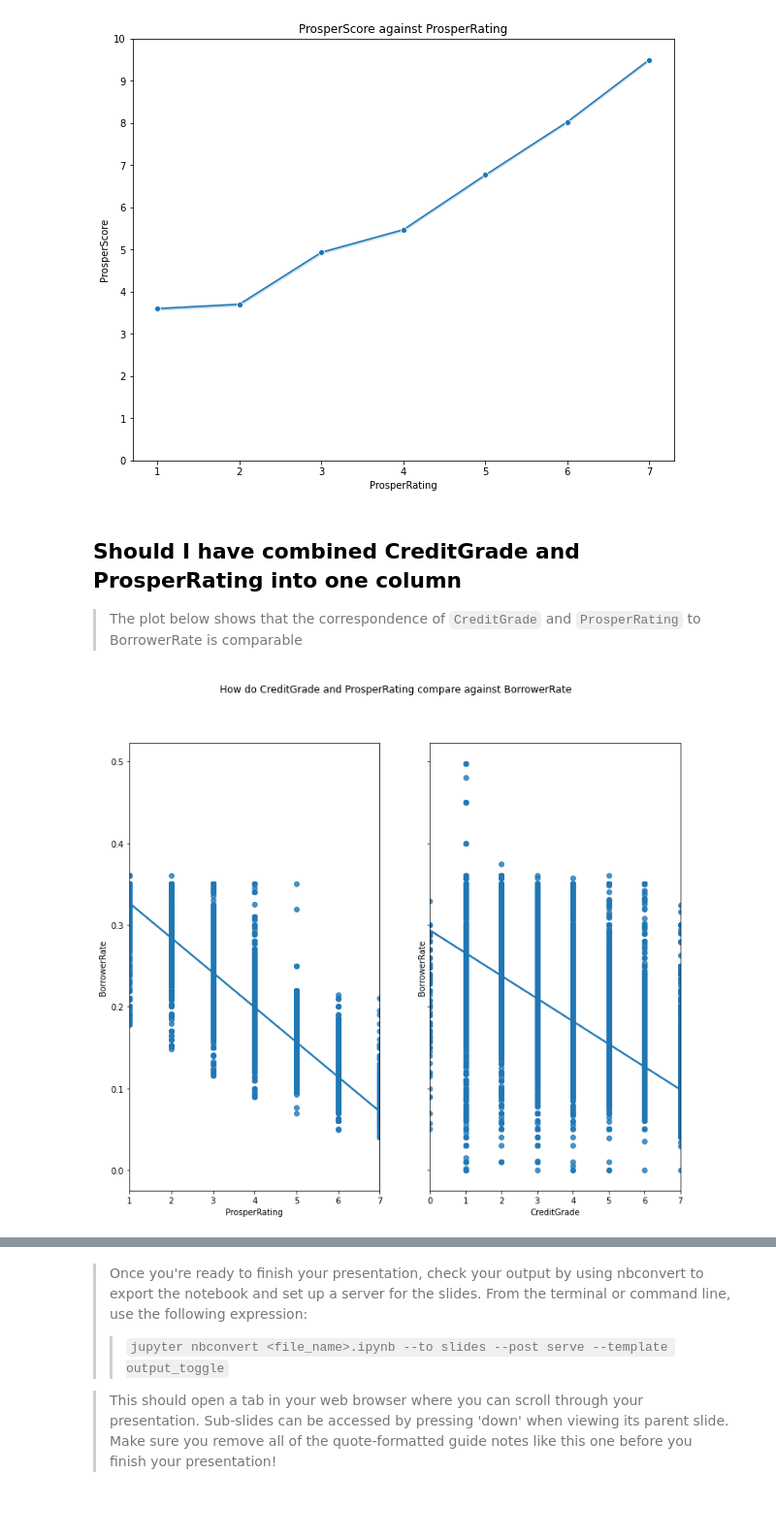
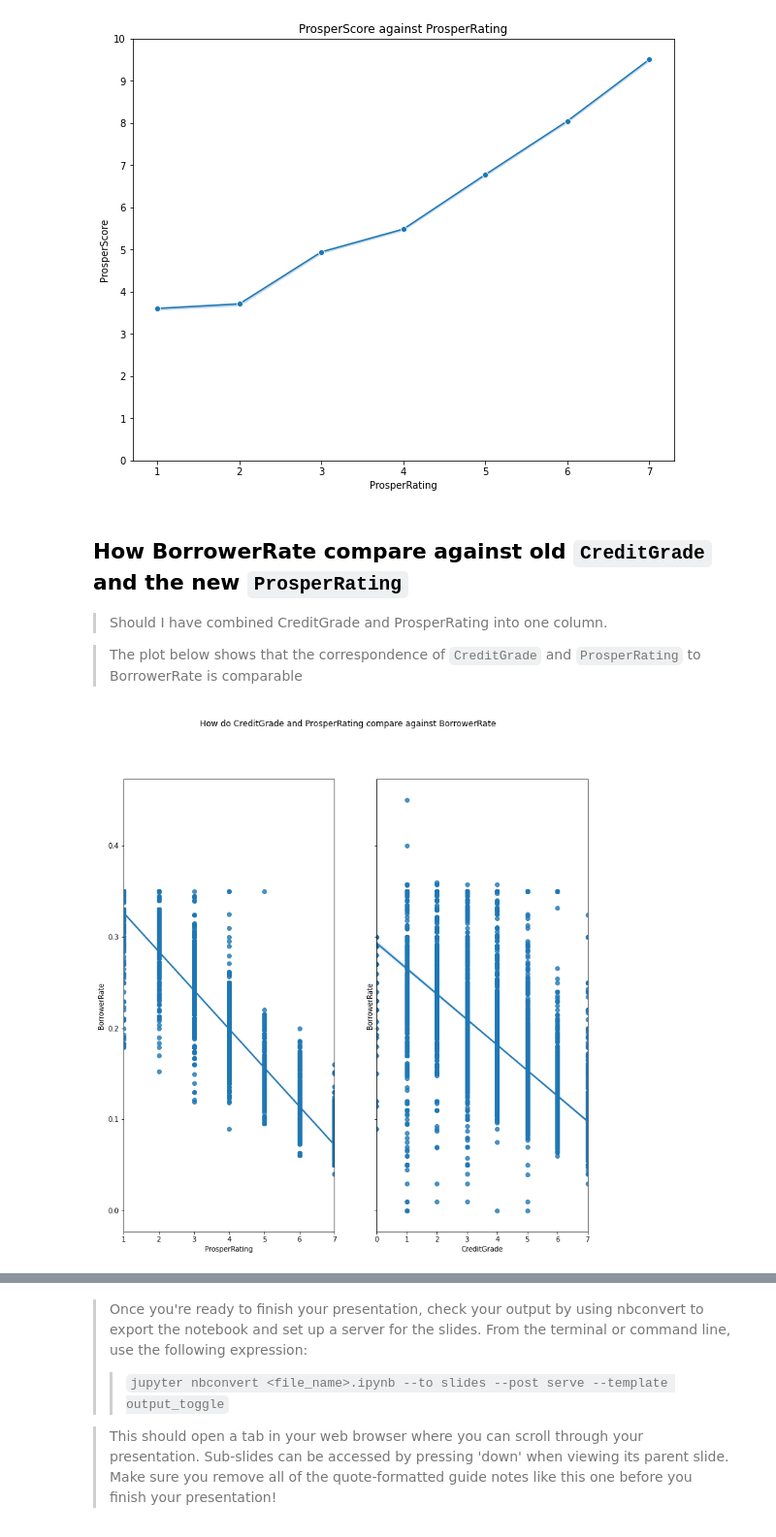
Before and after one commit to alf808/preposterous-octopus, a Jupyter notebook: explanatory_loan_data_slide_deck.ipynb, the cells around one changed output, grey strips where cells are left out. Shown at 97% size. Cells and saved outputs as stored; diff of their text form; code cells hidden in the pictures; blank space fills up the shorter version.

Commit message:
more explanatory visualizations

```diff
--- a/explanatory_loan_data_slide_deck.ipynb
+++ b/explanatory_loan_data_slide_deck.ipynb
@@ -114,16 +119,13 @@ tpld.ProsperRatingGrade.isnull().sum()
 ### Please note that this is to facilitate plot drawing
 # %%
 # creating mask columns for ProsperRating and CreditGrade
-tpld['IsPR'] = np.where(tpld.ProsperRating.notnull(), 1, None) # column IsPR
-tpld['IsCG'] = np.where(tpld.CreditGrade.notnull(), 2, None) # column
+tpld['IsPR'] = np.where(tpld.ProsperRating.notnull(), 'yes', None) # column IsPR
+tpld['IsCG'] = np.where(tpld.CreditGrade.notnull(), 'maybe', None) # column
 
 # create column post2009 with copy of IsPR first, then update to include IsCG
 tpld['IsPost2009'] = tpld['IsPR']
 tpld.IsPost2009.update(tpld['IsCG'])
 
-# drop all the rows that have nulls in post2009, i.e. no content in either CreditGrade nor ProsperRating
-#tpld = tpld.dropna(subset=['IsPost2009'])
-
 # replace all the 2 (the CreditGrade content) to 0
-tpld.IsPost2009.replace(2, 0, inplace=True)
+tpld.IsPost2009.replace('maybe', 'no', inplace=True)
 # %%
@@ -242,14 +230,18 @@ plt.title('ProsperScore against ProsperRating');
 # %% [output]
 [figure]
 # %% [markdown]
-## Should I have combined CreditGrade and ProsperRating into one column
+## How BorrowerRate compare against old `CreditGrade` and the new `ProsperRating`
+
+> Should I have combined CreditGrade and ProsperRating into one column.
 
 > The plot below shows that the correspondence of `CreditGrade` and `ProsperRating` to BorrowerRate is comparable
 # %%
-fig, (ax1, ax2) = plt.subplots(ncols=2, sharey=True, figsize=(12,10))
-sb.regplot(x='ProsperRating', y='BorrowerRate', ax=ax1, data=df)
-sb.regplot(x='CreditGrade', y='BorrowerRate', ax=ax2, data=df)
+fig, (ax1, ax2) = plt.subplots(ncols=2, sharey=True, figsize=(12,12))
+sb.regplot(x='ProsperRating', y='BorrowerRate', ax=ax1, data=df.sample(frac=.25))
+sb.regplot(x='CreditGrade', y='BorrowerRate', ax=ax2, data=df.sample(frac=.25))
+#sb.regplot(x='ProsperRatingGrade', y='BorrowerRate', ax=ax3, data=df.sample(frac=.25))
+#ax2.set_xlim(left=1)
 fig.suptitle('How do CreditGrade and ProsperRating compare against BorrowerRate');
 # %% [output]
-[figure, old version]
+[figure, new version]
 # %% [markdown]
```
Also changed, not shown: parts of 16 cells of this notebook.
